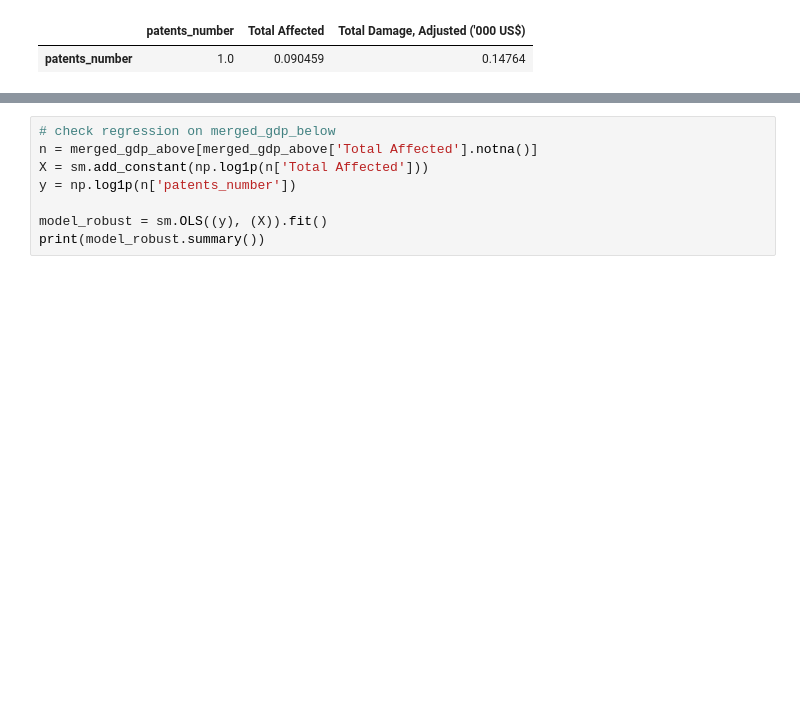
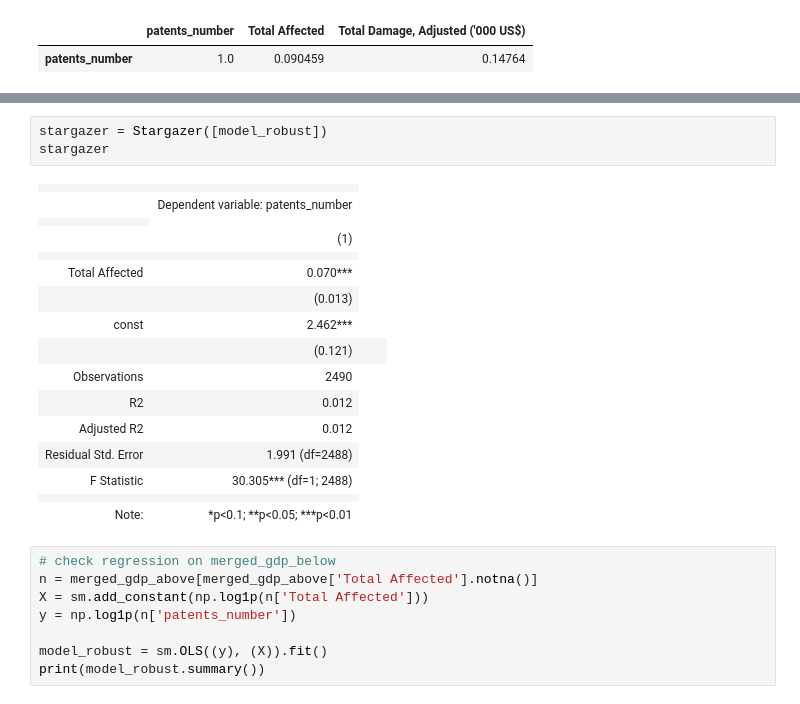
Before and after one commit to igordall/green-patents, a Jupyter notebook: Elephant_V2.ipynb, the cells around one changed output, grey strips where cells are left out. Cells and saved outputs as stored; diff of their text form; blank space fills up the shorter version.

```diff
--- a/Elephant_V2.ipynb
+++ b/Elephant_V2.ipynb
@@ -1616,6 +1647,26 @@ Covariance Type:            nonrobust
 
 Notes:
 [1] Standard Errors assume that the covariance matrix of the errors is correctly specified.
+# %%
+stargazer = Stargazer([model_robust])
+stargazer
+# %% [output]
+|  |  |
+|  | Dependent variable: patents_number |
+|  |
+|  | (1) |
+|  |  |
+| Total Affected | 0.070*** |
+|  | (0.013) |
+| const | 2.462*** |
+|  | (0.121) |  |  |
+| Observations | 2490 |
+| R2 | 0.012 |
+| Adjusted R2 | 0.012 |
+| Residual Std. Error | 1.991 (df=2488) |
+| F Statistic | 30.305*** (df=1; 2488) |
+|  |  |
+| Note: | *p<0.1; **p<0.05; ***p<0.01 |
 # %%
 # check regression on merged_gdp_below
 n = merged_gdp_above[merged_gdp_above['Total Affected'].notna()]
```
Also changed, not shown: parts of 39 cells of this notebook.
